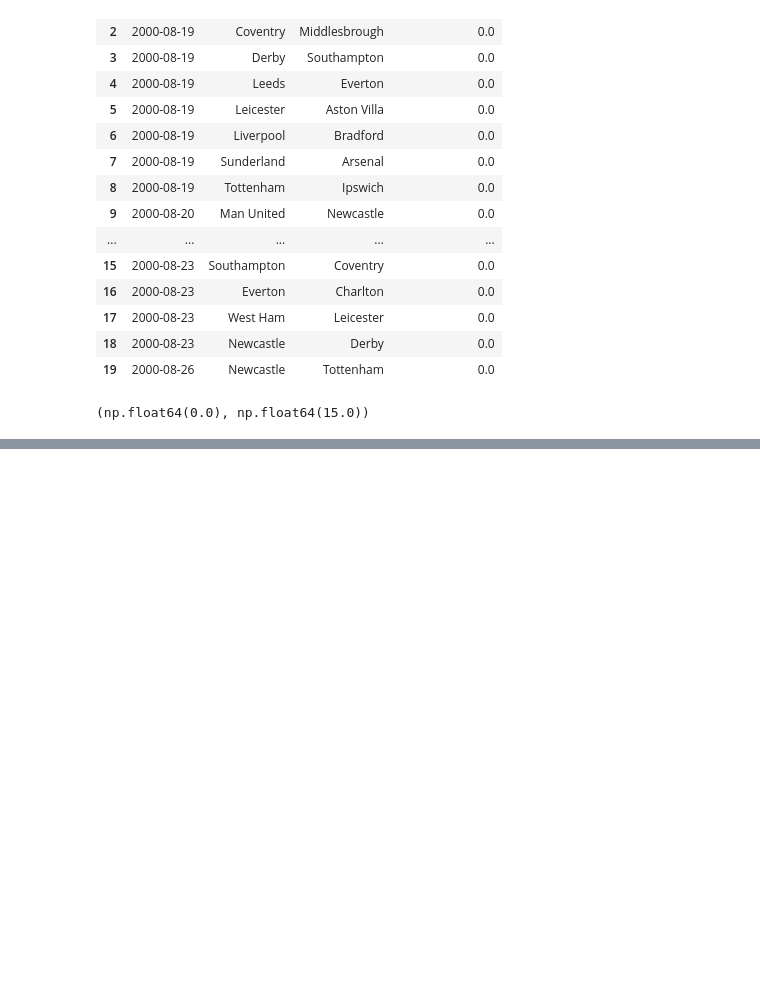
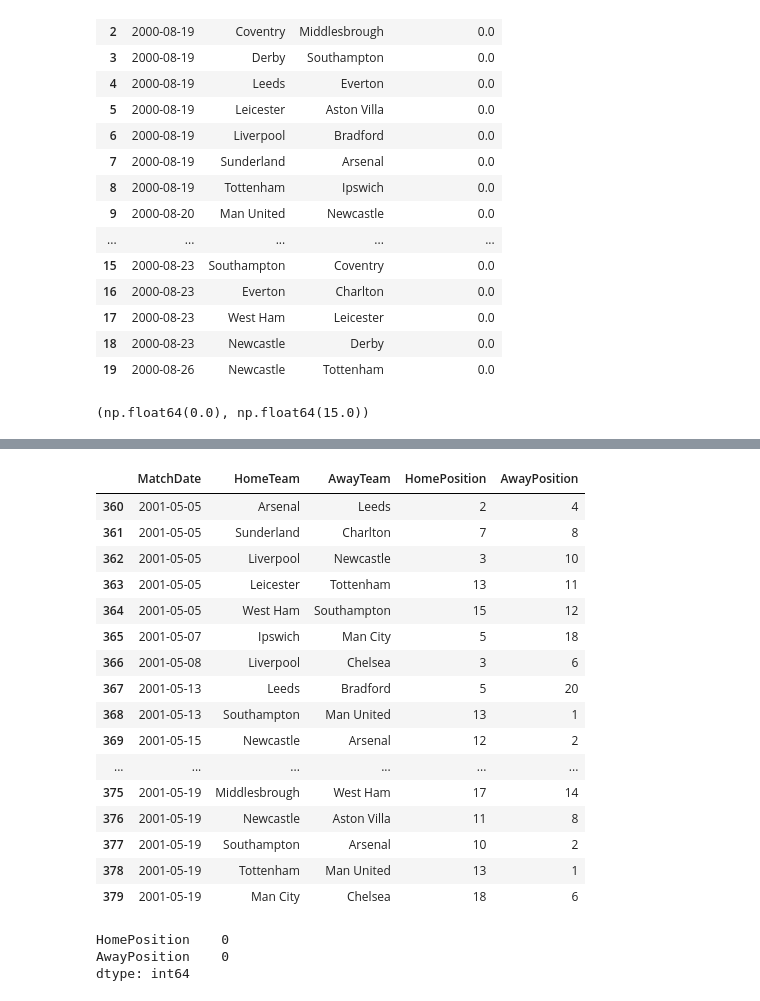
Before and after one commit to avrbt/Prem_League_Prediction, a Jupyter notebook: notebooks/04_feature_engineering.ipynb, the cells around one changed output, grey strips where cells are left out. Drawn from its saved outputs; the diff is of its cells as text; code cells hidden in the pictures; blank space fills up the shorter version.

```diff
--- a/notebooks/04_feature_engineering.ipynb
+++ b/notebooks/04_feature_engineering.ipynb
@@ -566,0 +716,34 @@ df.to_csv(
+# %%
+df[
+    df["Season"] == df["Season"].iloc[0]
+][[
+    "MatchDate",
+    "HomeTeam",
+    "AwayTeam",
+    "HomePosition",
+    "AwayPosition"
+]].tail(20)
+# %% [output]
+|  | MatchDate | HomeTeam | AwayTeam | HomePosition | AwayPosition |
+| 360 | 2001-05-05 | Arsenal | Leeds | 2 | 4 |
+| 361 | 2001-05-05 | Sunderland | Charlton | 7 | 8 |
+| 362 | 2001-05-05 | Liverpool | Newcastle | 3 | 10 |
+| 363 | 2001-05-05 | Leicester | Tottenham | 13 | 11 |
+| 364 | 2001-05-05 | West Ham | Southampton | 15 | 12 |
+| 365 | 2001-05-07 | Ipswich | Man City | 5 | 18 |
+| 366 | 2001-05-08 | Liverpool | Chelsea | 3 | 6 |
+| 367 | 2001-05-13 | Leeds | Bradford | 5 | 20 |
+| 368 | 2001-05-13 | Southampton | Man United | 13 | 1 |
+| 369 | 2001-05-15 | Newcastle | Arsenal | 12 | 2 |
+| ... | ... | ... | ... | ... | ... |
+| 375 | 2001-05-19 | Middlesbrough | West Ham | 17 | 14 |
+| 376 | 2001-05-19 | Newcastle | Aston Villa | 11 | 8 |
+| 377 | 2001-05-19 | Southampton | Arsenal | 10 | 2 |
+| 378 | 2001-05-19 | Tottenham | Man United | 13 | 1 |
+| 379 | 2001-05-19 | Man City | Chelsea | 18 | 6 |
+# %%
+df[["HomePosition", "AwayPosition"]].isnull().sum()
+# %% [output]
+HomePosition    0
+AwayPosition    0
+dtype: int64
```
Also changed, not shown: parts of 7 cells of this notebook, 1 other file.
